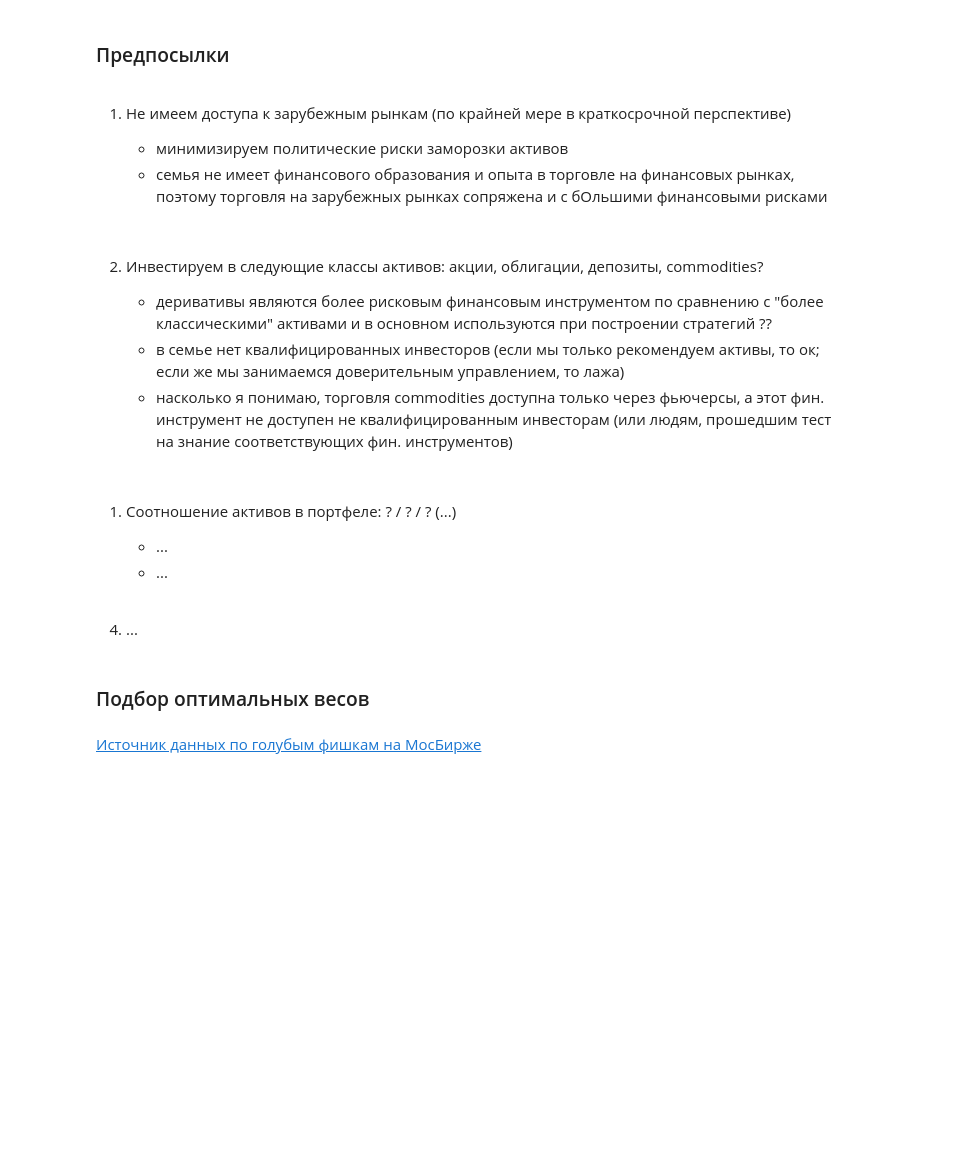
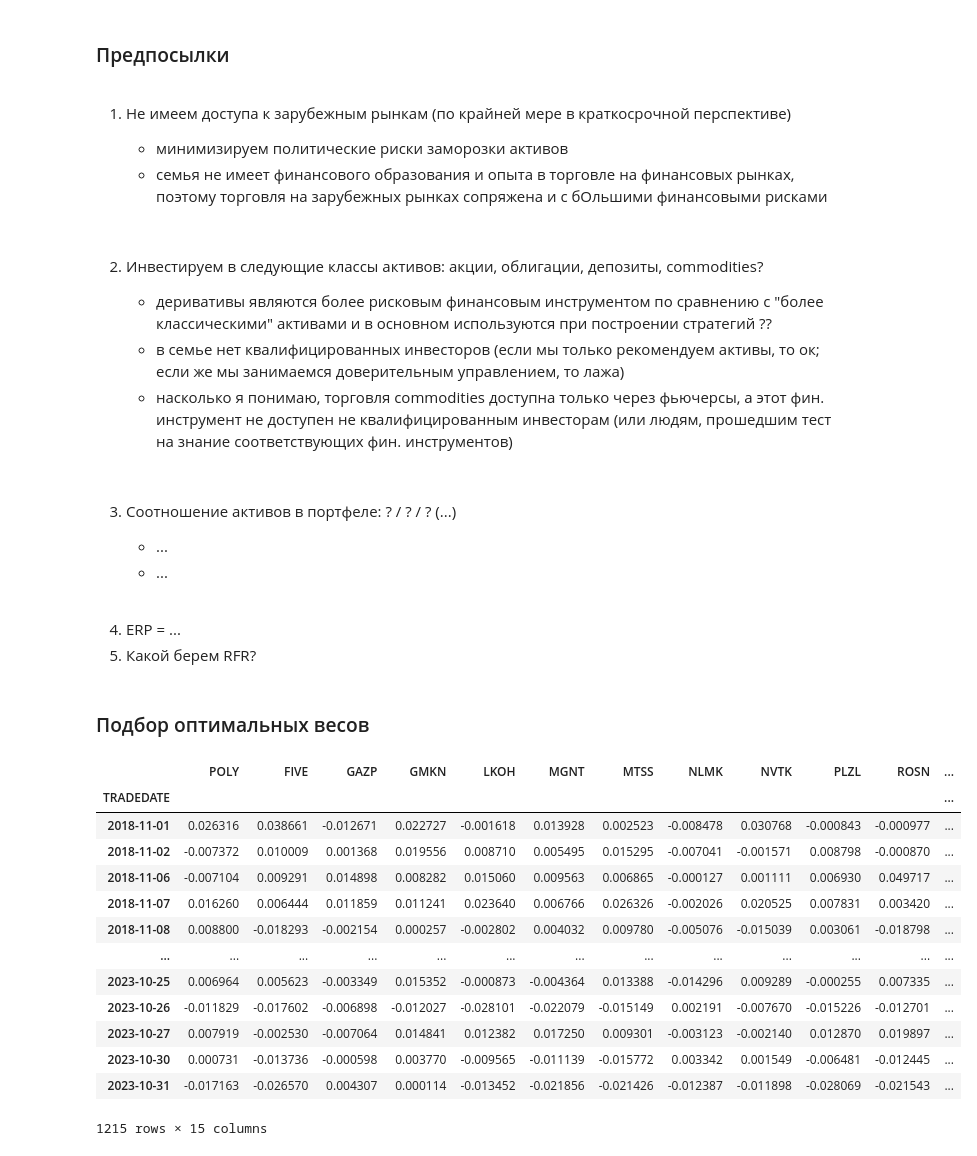
Before and after one commit to justniks/case_finance, a Jupyter notebook: portfolio_management.ipynb, the cells around one changed output. Saved outputs shown, nothing was run; the diff lists cells and outputs as text; code cells hidden in the pictures; blank space fills up the shorter version.

```diff
--- a/portfolio_management.ipynb
+++ b/portfolio_management.ipynb
@@ -161,15 +192,34 @@ Name: CLOSE, Length: 1807, dtype: float64
 
 <br>
 
-1. Соотношение активов в портфеле: ? / ? / ? (...)
+3. Соотношение активов в портфеле: ? / ? / ? (...)
 
    - ...
    - ...
 
 <br>
 
-4. ...
+4. ERP = ...
+5. Какой берем RFR?
 # %% [markdown]
 ### Подбор оптимальных весов
-# %% [markdown]
-[Источник данных по голубым фишкам на МосБирже](https://investfunds.ru/stocks/?auto=1&limit=50)
+# %%
+df_assets_performance = df_assets.pct_change()[1:]
+df_benchmark_performance = df_benchmark.pct_change()[1:]
+# %%
+df_assets_performance
+# %% [output]
+|  | POLY | FIVE | GAZP | GMKN | LKOH | MGNT | MTSS | NLMK | NVTK | PLZL | ROSN | ... |
+| TRADEDATE |  |  |  |  |  |  |  |  |  |  |  | ... |
+| 2018-11-01 | 0.026316 | 0.038661 | -0.012671 | 0.022727 | -0.001618 | 0.013928 | 0.002523 | -0.008478 | 0.030768 | -0.000843 | -0.000977 | ... |
+| 2018-11-02 | -0.007372 | 0.010009 | 0.001368 | 0.019556 | 0.008710 | 0.005495 | 0.015295 | -0.007041 | -0.001571 | 0.008798 | -0.000870 | ... |
+| 2018-11-06 | -0.007104 | 0.009291 | 0.014898 | 0.008282 | 0.015060 | 0.009563 | 0.006865 | -0.000127 | 0.001111 | 0.006930 | 0.049717 | ... |
+| 2018-11-07 | 0.016260 | 0.006444 | 0.011859 | 0.011241 | 0.023640 | 0.006766 | 0.026326 | -0.002026 | 0.020525 | 0.007831 | 0.003420 | ... |
+| 2018-11-08 | 0.008800 | -0.018293 | -0.002154 | 0.000257 | -0.002802 | 0.004032 | 0.009780 | -0.005076 | -0.015039 | 0.003061 | -0.018798 | ... |
+| ... | ... | ... | ... | ... | ... | ... | ... | ... | ... | ... | ... | ... |
+| 2023-10-25 | 0.006964 | 0.005623 | -0.003349 | 0.015352 | -0.000873 | -0.004364 | 0.013388 | -0.014296 | 0.009289 | -0.000255 | 0.007335 | ... |
+| 2023-10-26 | -0.011829 | -0.017602 | -0.006898 | -0.012027 | -0.028101 | -0.022079 | -0.015149 | 0.002191 | -0.007670 | -0.015226 | -0.012701 | ... |
+| 2023-10-27 | 0.007919 | -0.002530 | -0.007064 | 0.014841 | 0.012382 | 0.017250 | 0.009301 | -0.003123 | -0.002140 | 0.012870 | 0.019897 | ... |
+| 2023-10-30 | 0.000731 | -0.013736 | -0.000598 | 0.003770 | -0.009565 | -0.011139 | -0.015772 | 0.003342 | 0.001549 | -0.006481 | -0.012445 | ... |
+| 2023-10-31 | -0.017163 | -0.026570 | 0.004307 | 0.000114 | -0.013452 | -0.021856 | -0.021426 | -0.012387 | -0.011898 | -0.028069 | -0.021543 | ... |
+1215 rows × 15 columns
```
Also changed, not shown: parts of 29 cells of this notebook.
